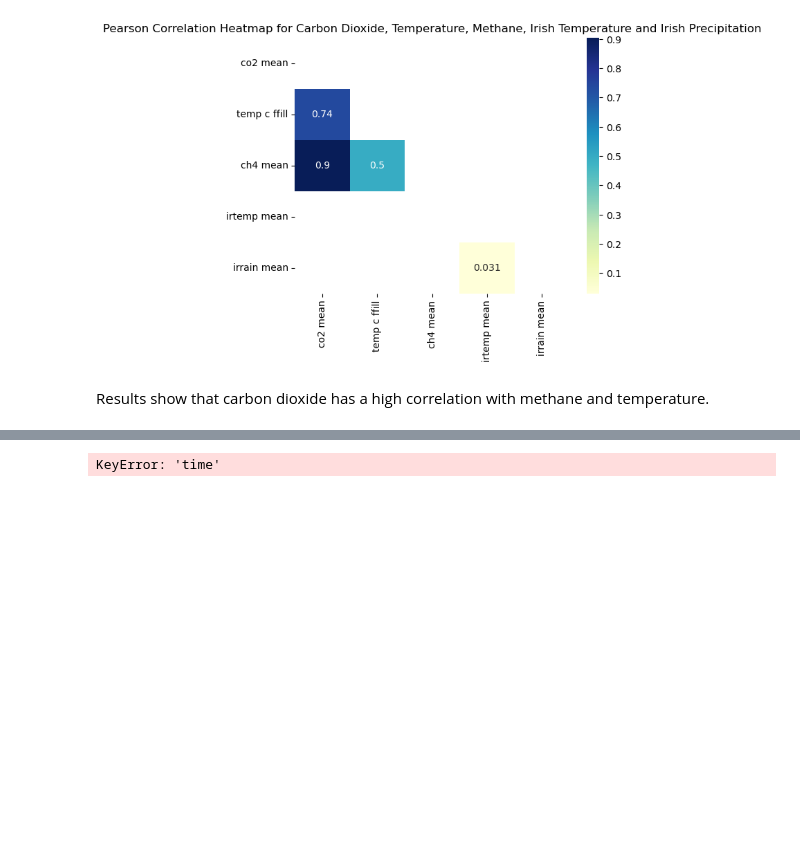
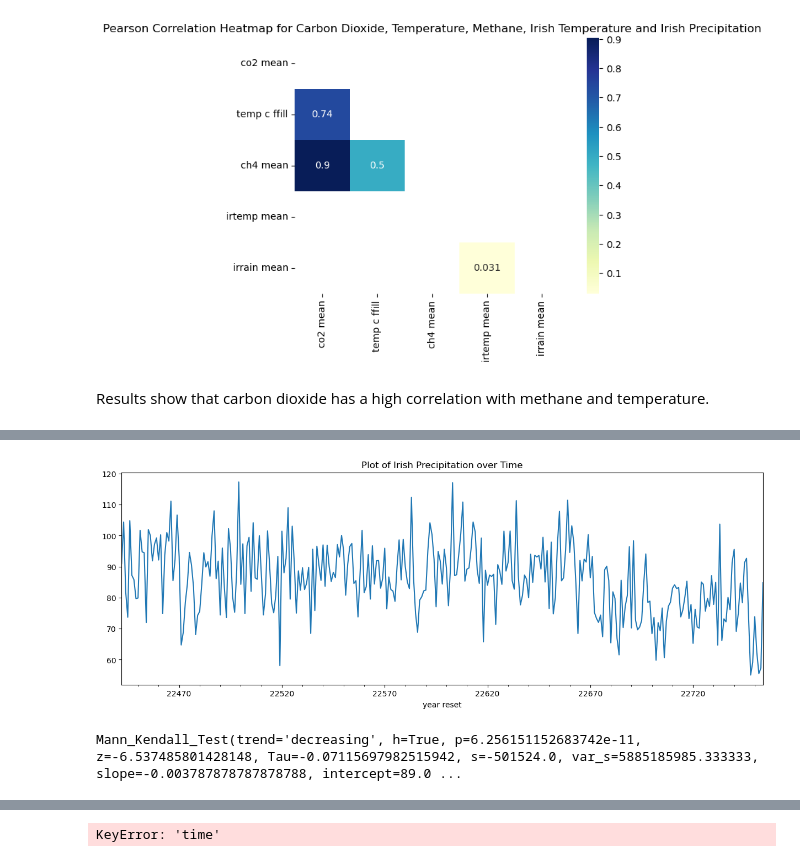
Before and after one commit to nurbujang/2progdaw23, a Jupyter notebook: project2.ipynb, the cells around one changed output, grey strips where cells are left out. Cells and saved outputs as stored; diff of their text form; code cells hidden in the pictures; blank space fills up the shorter version.

```diff
--- a/project2.ipynb
+++ b/project2.ipynb
@@ -1524,0 +1548,15 @@ Wavelet Analysis is a time-frequency analysis that can identify patterns and tre
+# %%
+# For Irish Precipitation: pd.Period > set index > resample
+
+# df['year reset'] = df['year reset'].apply(lambda x: pd.Period(year=x, freq='Y')) # done above
+# df.set_index('year reset', drop=True, inplace=True) # done above
+rain = df.resample('1Y')[variables[-2]].mean().dropna() # can try median, min or max
+# %%
+rain.plot(figsize=(15,5))
+plt.title('Plot of Irish Precipitation over Time');
+# %% [output]
+[figure, added]
+# %%
+mk.original_test(df['irrain mean'].dropna(), alpha=0.05)
+# %% [output]
+Mann_Kendall_Test(trend='decreasing', h=True, p=6.256151152683742e-11, z=-6.537485801428148, Tau=-0.07115697982515942, s=-501524.0, var_s=5885185985.333333, slope=-0.003787878787878788, intercept=89.0 ...
```
Also changed, not shown: parts of 29 cells of this notebook, 1 other file.
